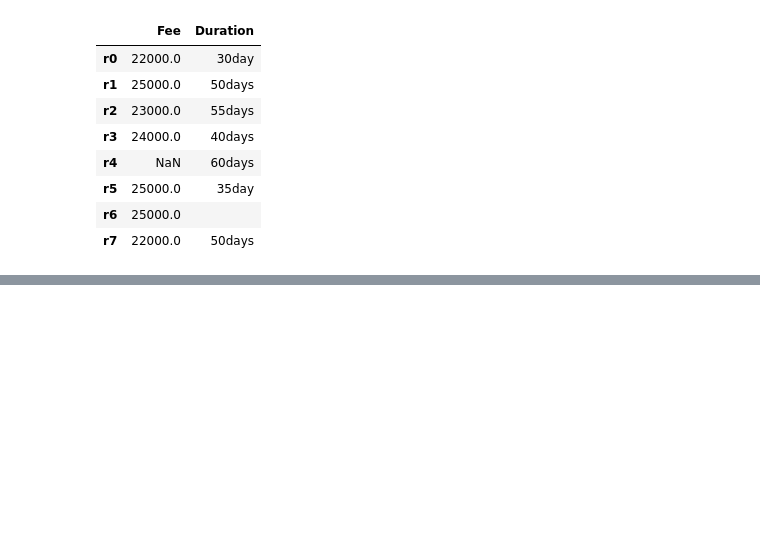
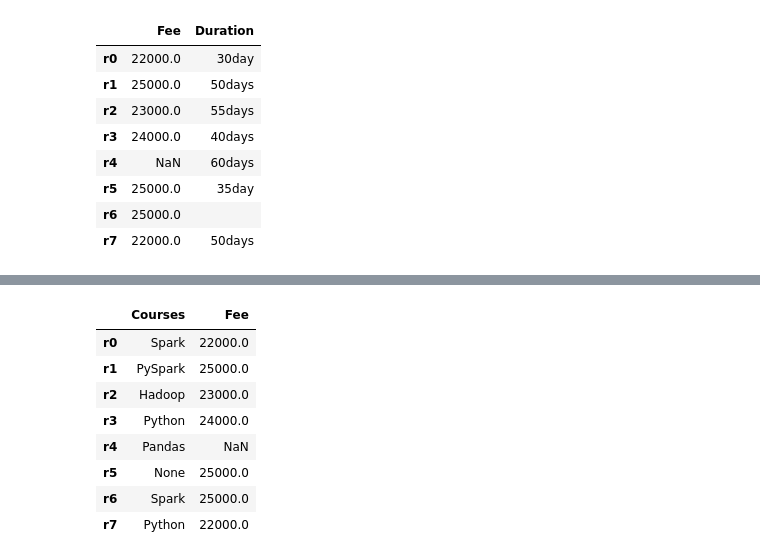
Before and after one commit to datascienceManager/PythonB1, a Jupyter notebook: Pandas_sparkbyexamples.com.ipynb, the cells around one changed output, grey strips where cells are left out. Cells and saved outputs as stored; diff of their text form; code cells hidden in the pictures; blank space fills up the shorter version.

Commit message:
Update on Pandas

```diff
--- a/Pandas_sparkbyexamples.com.ipynb
+++ b/Pandas_sparkbyexamples.com.ipynb
@@ -148,0 +199,14 @@ df[['Fee','Duration']]
+# %%
+df2 =df.filter(items=['Courses','Fee'])
+
+df2
+# %% [output]
+|  | Courses | Fee |
+| r0 | Spark | 22000.0 |
+| r1 | PySpark | 25000.0 |
+| r2 | Hadoop | 23000.0 |
+| r3 | Python | 24000.0 |
+| r4 | Pandas | NaN |
+| r5 | None | 25000.0 |
+| r6 | Spark | 25000.0 |
+| r7 | Python | 22000.0 |
```
Also changed, not shown: parts of 14 cells of this notebook.
